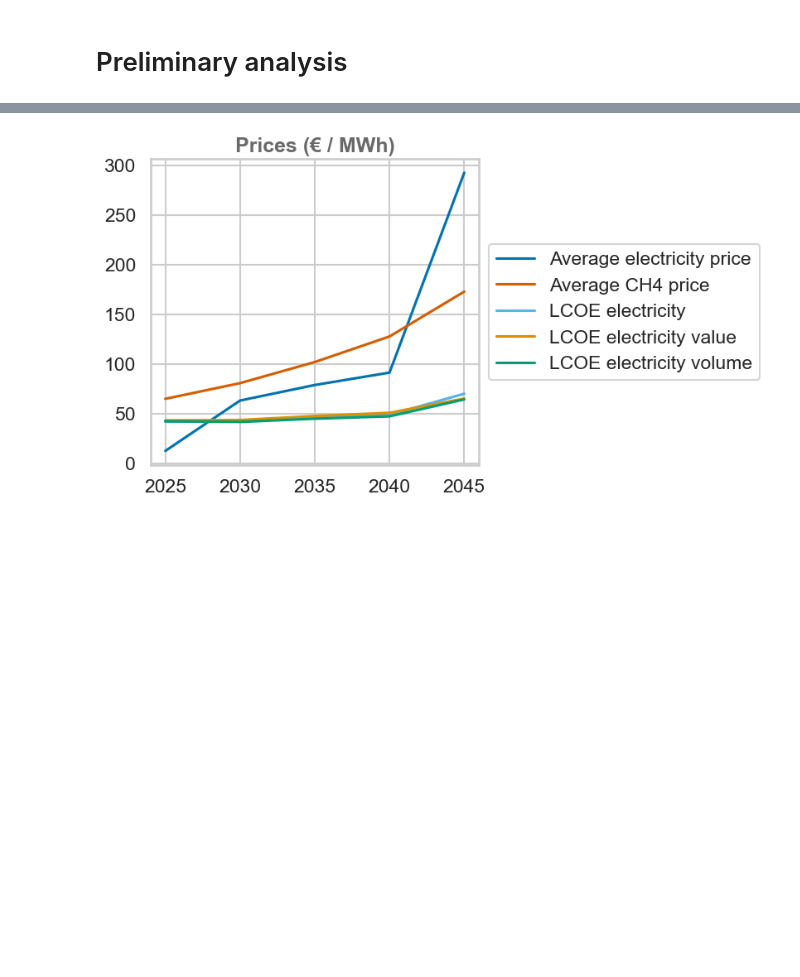
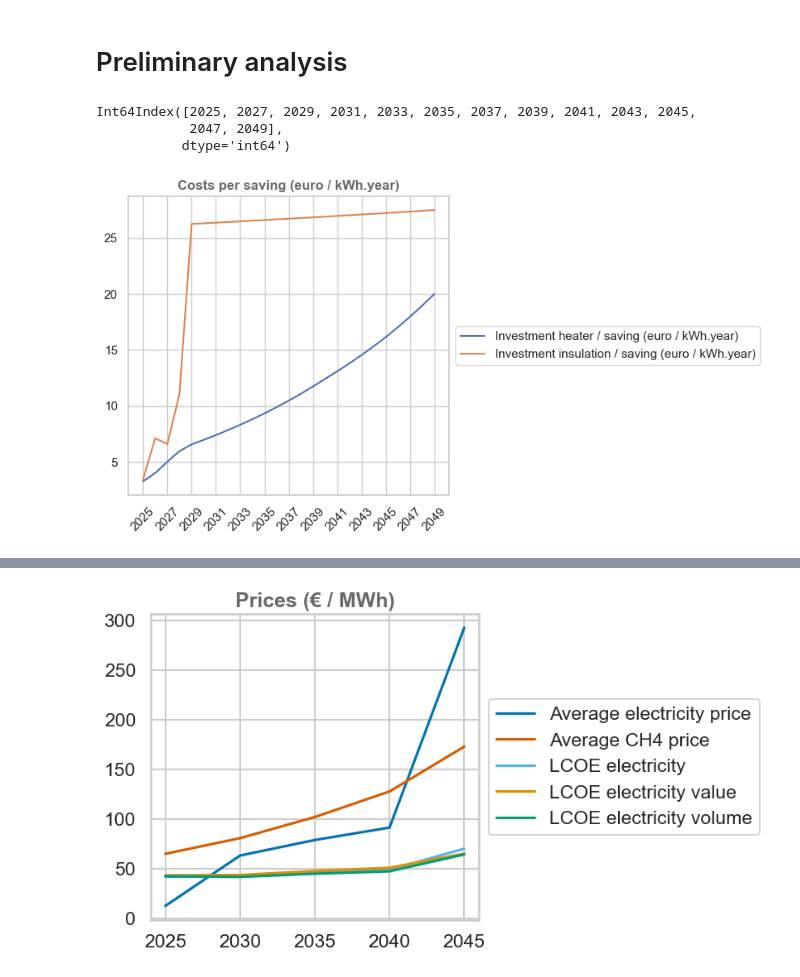
Before and after one commit to CIRED/EOLES-Coupling, a Jupyter notebook: resirf_eoles_coupling.ipynb, the cells around one changed output, grey strips where cells are left out. Saved outputs shown, nothing was run; the diff lists cells and outputs as text; code cells hidden in the pictures; blank space fills up the shorter version.

```diff
--- a/resirf_eoles_coupling.ipynb
+++ b/resirf_eoles_coupling.ipynb
@@ -69,0 +75,12 @@ with open(os.path.join('eoles/outputs/01191007_landlord', 'coupling_results.pkl'
+# %%
+resirf_costs_eff_df.index[::2]
+# %% [output]
+Int64Index([2025, 2027, 2029, 2031, 2033, 2035, 2037, 2039, 2041, 2043, 2045,
+            2047, 2049],
+           dtype='int64')
+# %%
+resirf_costs_eff_df = output["ResIRF costs eff (euro / kWh.year)"]
+make_line_plot(resirf_costs_eff_df, y_label="Costs per saving (euro / kWh.year)", save=None,
+               format_y=lambda y, _: '{:.0f}'.format(y), rotation=45, x_ticks=resirf_costs_eff_df.index[::2])
+# %% [output]
+[figure, added]
```
Also changed, not shown: parts of 21 cells of this notebook, 14 other files.
